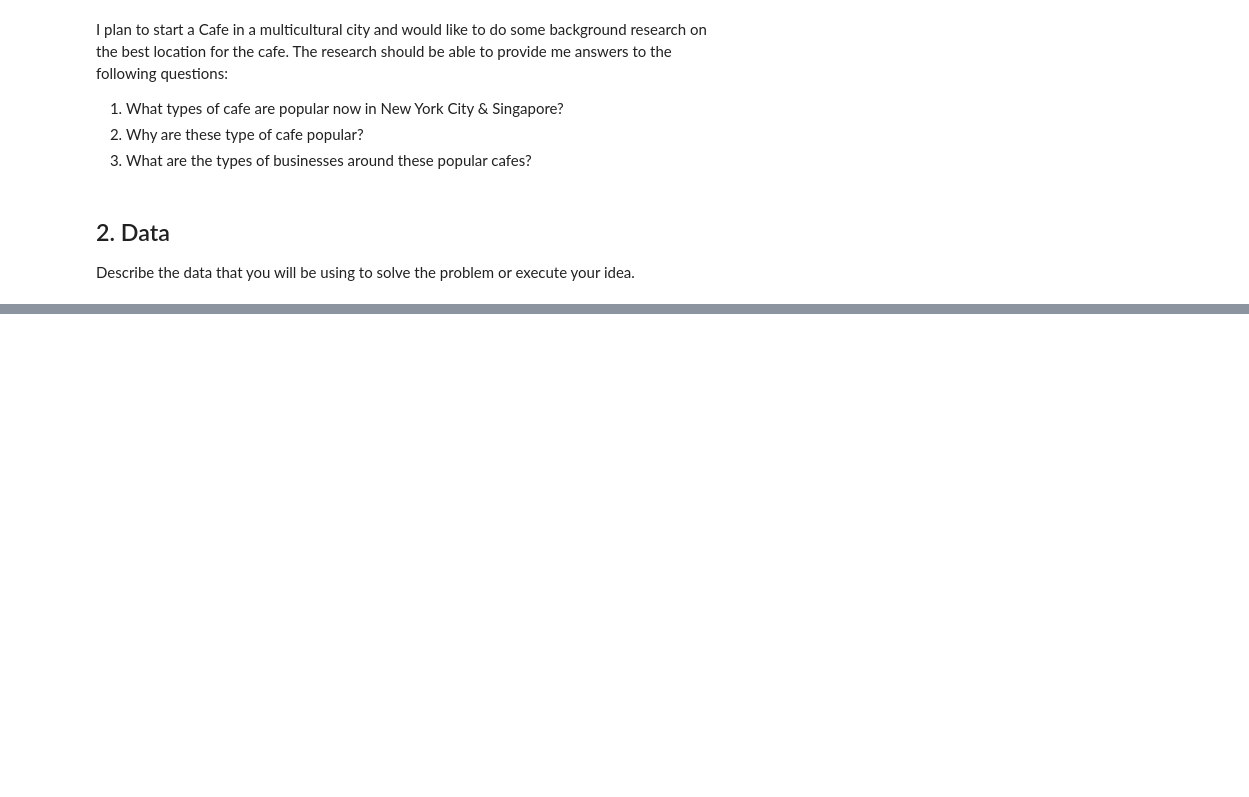
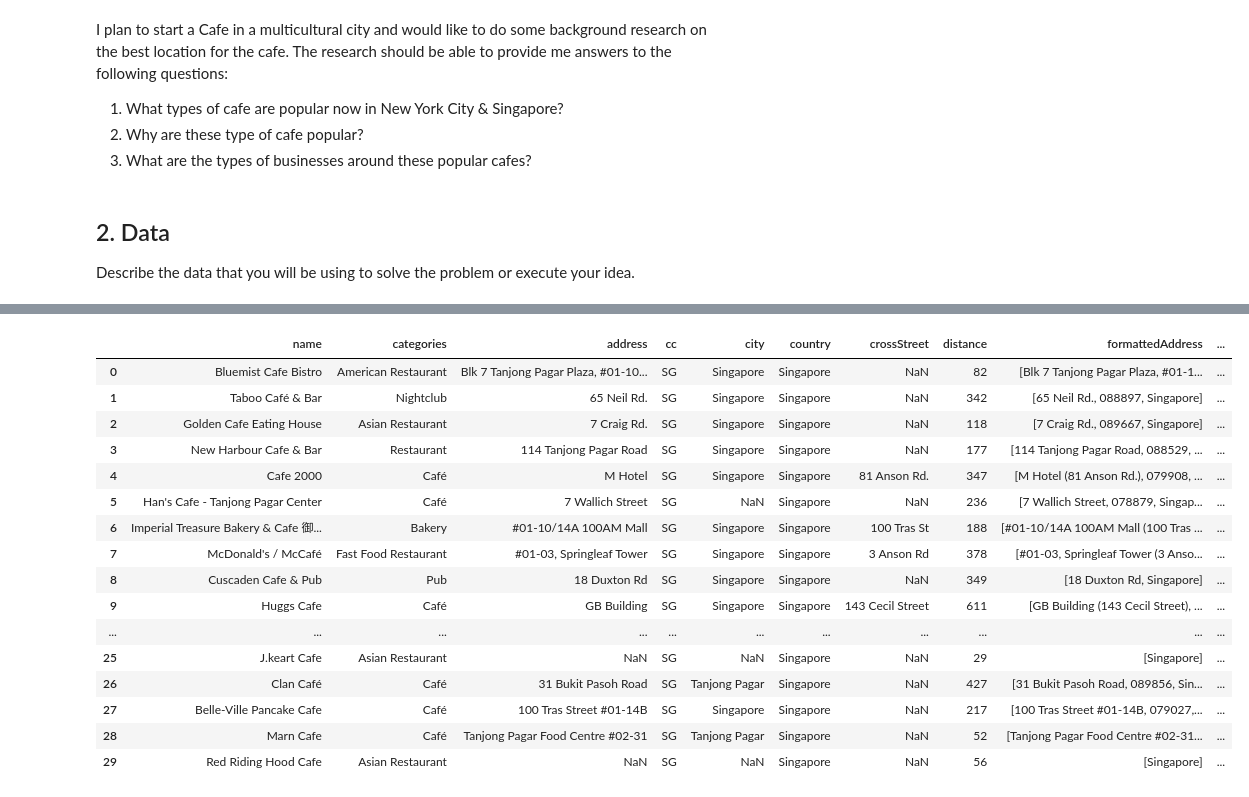
Before and after one commit to gohyiqian/coursera-capstone-project, a Jupyter notebook: The Battle of Neighborhoods (Week 1).ipynb, the cells around one changed output, grey strips where cells are left out. Saved outputs shown, nothing was run; the diff lists cells and outputs as text; code cells hidden in the pictures; blank space fills up the shorter version.

```diff
--- a/The Battle of Neighborhoods (Week 1).ipynb
+++ b/The Battle of Neighborhoods (Week 1).ipynb
@@ -21,0 +96,4 @@ Describe the data that you will be using to solve the problem or execute your id
+# %%
+search_query = 'Cafe'
+radius = 500
+print(search_query + ' .... OK!')
@@ -21,0 +102,3 @@ Describe the data that you will be using to solve the problem or execute your id
+# %%
+url = 'https://api.foursquare.com/v2/venues/search?client_id={}&client_secret={}&ll={},{}&v={}&query={}&radius={}&limit={}'.format(CLIENT_ID, CLIENT_SECRET, latitude, longitude, VERSION, search_query, radius, LIMIT)
+url
@@ -21,0 +107,3 @@ Describe the data that you will be using to solve the problem or execute your id
+# %%
+results = requests.get(url).json()
+results
@@ -21,0 +128,7 @@ Describe the data that you will be using to solve the problem or execute your id
+# %%
+# assign relevant part of JSON to venues
+venues = results['response']['venues']
+
+# tranform venues into a dataframe
+dataframe = json_normalize(venues)
+dataframe.head()
@@ -21,0 +142,42 @@ Describe the data that you will be using to solve the problem or execute your id
+# %%
+# keep only columns that include venue name, and anything that is associated with location
+filtered_columns = ['name', 'categories'] + [col for col in dataframe.columns if col.startswith('location.')] + ['id']
+dataframe_filtered = dataframe.loc[:, filtered_columns]
+
+# function that extracts the category of the venue
+def get_category_type(row):
+    try:
+        categories_list = row['categories']
+    except:
+        categories_list = row['venue.categories']
+
+    if len(categories_list) == 0:
+        return None
+    else:
+        return categories_list[0]['name']
+
+# filter the category for each row
+dataframe_filtered['categories'] = dataframe_filtered.apply(get_category_type, axis=1)
+
+# clean column names by keeping only last term
+dataframe_filtered.columns = [column.split('.')[-1] for column in dataframe_filtered.columns]
+
+dataframe_filtered
+# %% [output]
+|  | name | categories | address | cc | city | country | crossStreet | distance | formattedAddress | ... |
+| 0 | Bluemist Cafe Bistro | American Restaurant | Blk 7 Tanjong Pagar Plaza, #01-10... | SG | Singapore | Singapore | NaN | 82 | [Blk 7 Tanjong Pagar Plaza, #01-1... | ... |
+| 1 | Taboo Café & Bar | Nightclub | 65 Neil Rd. | SG | Singapore | Singapore | NaN | 342 | [65 Neil Rd., 088897, Singapore] | ... |
+| 2 | Golden Cafe Eating House | Asian Restaurant | 7 Craig Rd. | SG | Singapore | Singapore | NaN | 118 | [7 Craig Rd., 089667, Singapore] | ... |
+| 3 | New Harbour Cafe & Bar | Restaurant | 114 Tanjong Pagar Road | SG | Singapore | Singapore | NaN | 177 | [114 Tanjong Pagar Road, 088529, ... | ... |
+| 4 | Cafe 2000 | Café | M Hotel | SG | Singapore | Singapore | 81 Anson Rd. | 347 | [M Hotel (81 Anson Rd.), 079908, ... | ... |
+| 5 | Han's Cafe - Tanjong Pagar Center | Café | 7 Wallich Street | SG | NaN | Singapore | NaN | 236 | [7 Wallich Street, 078879, Singap... | ... |
+| 6 | Imperial Treasure Bakery & Cafe 御... | Bakery | #01-10/14A 100AM Mall | SG | Singapore | Singapore | 100 Tras St | 188 | [#01-10/14A 100AM Mall (100 Tras ... | ... |
+| 7 | McDonald's / McCafé | Fast Food Restaurant | #01-03, Springleaf Tower | SG | Singapore | Singapore | 3 Anson Rd | 378 | [#01-03, Springleaf Tower (3 Anso... | ... |
+| 8 | Cuscaden Cafe & Pub | Pub | 18 Duxton Rd | SG | Singapore | Singapore | NaN | 349 | [18 Duxton Rd, Singapore] | ... |
+| 9 | Huggs Cafe | Café | GB Building | SG | Singapore | Singapore | 143 Cecil Street | 611 | [GB Building (143 Cecil Street), ... | ... |
+| ... | ... | ... | ... | ... | ... | ... | ... | ... | ... | ... |
+| 25 | J.keart Cafe | Asian Restaurant | NaN | SG | NaN | Singapore | NaN | 29 | [Singapore] | ... |
+| 26 | Clan Café | Café | 31 Bukit Pasoh Road | SG | Tanjong Pagar | Singapore | NaN | 427 | [31 Bukit Pasoh Road, 089856, Sin... | ... |
+| 27 | Belle-Ville Pancake Cafe | Café | 100 Tras Street #01-14B | SG | Singapore | Singapore | NaN | 217 | [100 Tras Street #01-14B, 079027,... | ... |
+| 28 | Marn Cafe | Café | Tanjong Pagar Food Centre #02-31 | SG | Tanjong Pagar | Singapore | NaN | 52 | [Tanjong Pagar Food Centre #02-31... | ... |
+| 29 | Red Riding Hood Cafe | Asian Restaurant | NaN | SG | NaN | Singapore | NaN | 56 | [Singapore] | ... |
```
Also changed, not shown: parts of 11 cells of this notebook.
